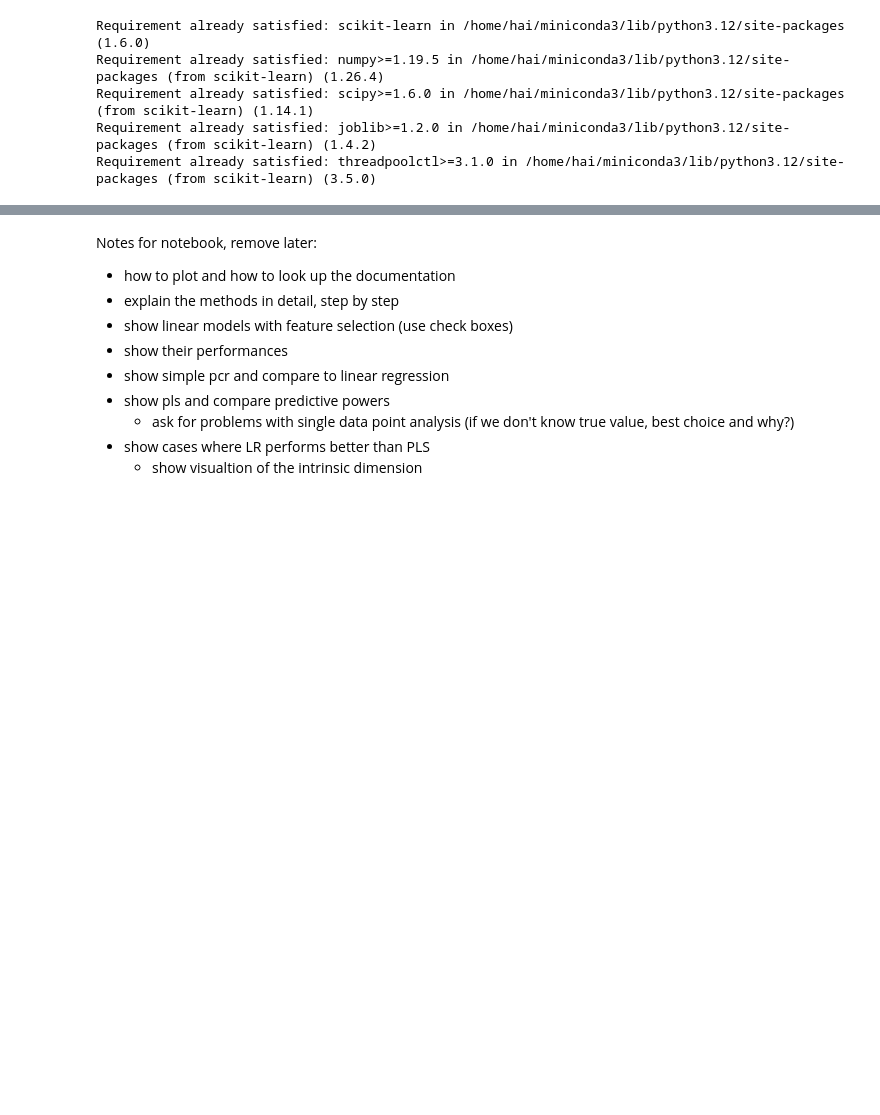
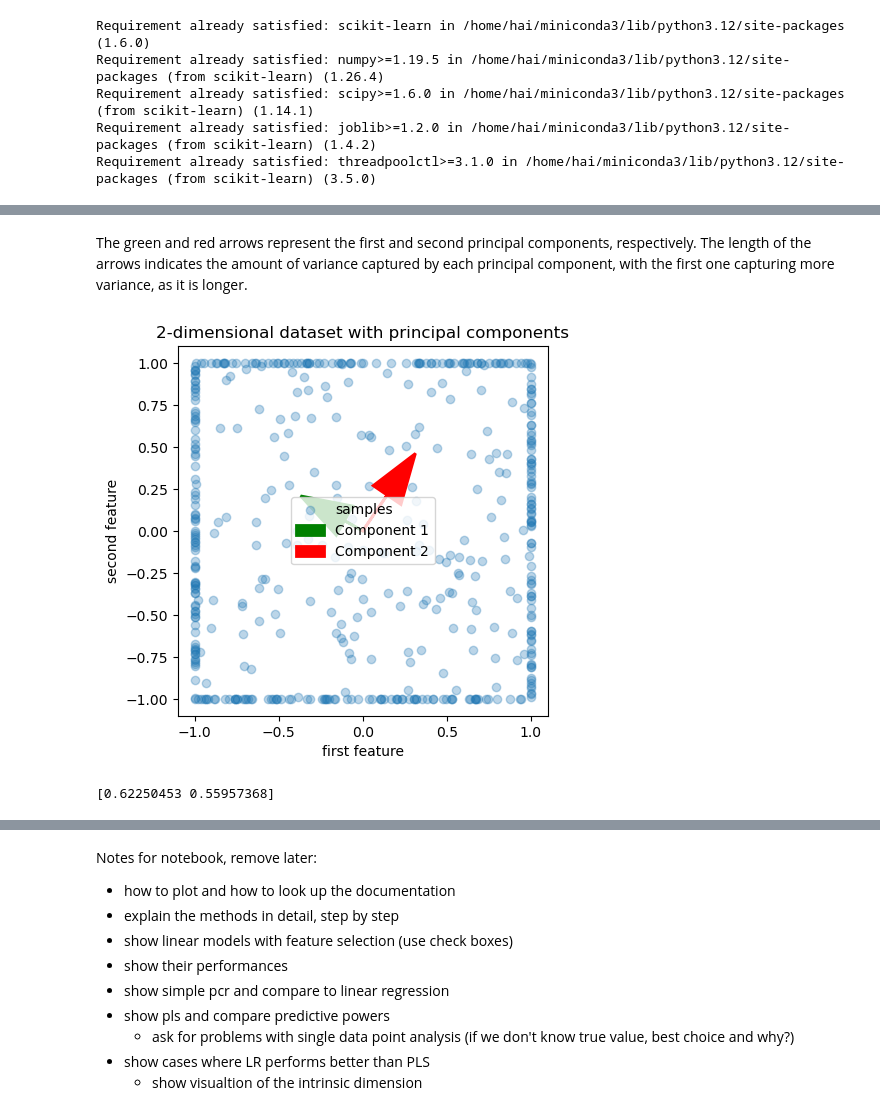
Before and after one commit to thisHermit/nonparametric-rank-tests, a Jupyter notebook: tutorial3_pca_pls.ipynb, the cells around one changed output, grey strips where cells are left out. Drawn from its saved outputs; the diff is of its cells as text; code cells hidden in the pictures; blank space fills up the shorter version.

```diff
--- a/tutorial3_pca_pls.ipynb
+++ b/tutorial3_pca_pls.ipynb
@@ -79,0 +140,31 @@ interactive(children=(FloatSlider(value=3.0, description='Cov 1 1', max=10.0, mi
+# %% [markdown]
+The green and red arrows represent the first and second principal components, respectively. The length of the arrows indicates the amount of variance captured by each principal component, with the first one capturing more variance, as it is longer.
+# %%
+X = sampled_points
+
+pca = PCA(n_components=2).fit(X)
+
+plt.scatter(X[:, 0], X[:, 1], alpha=0.3, label="samples")
+for i, (comp, var) in enumerate(zip(pca.components_, pca.explained_variance_)):
+    comp = comp * var  # scale component by its variance explanation power
+    arrow_color = 'green' if i == 0 else 'red'
+    plt.arrow(
+        0, 0, comp[0], comp[1],
+        head_width=0.2, head_length=0.3,
+        fc=arrow_color, ec=arrow_color,
+        length_includes_head=True,
+        label=f"Component {i+1}",
+        linewidth=2,
+    )
+plt.gca().set(
+    aspect="equal",
+    title="2-dimensional dataset with principal components",
+    xlabel="first feature",
+    ylabel="second feature",
+)
+plt.legend()
+plt.show()
+print(pca.explained_variance_)
+# %% [output]
+[figure, added]
+[0.62250453 0.55957368]
```
Also changed, not shown: parts of 16 cells of this notebook.
